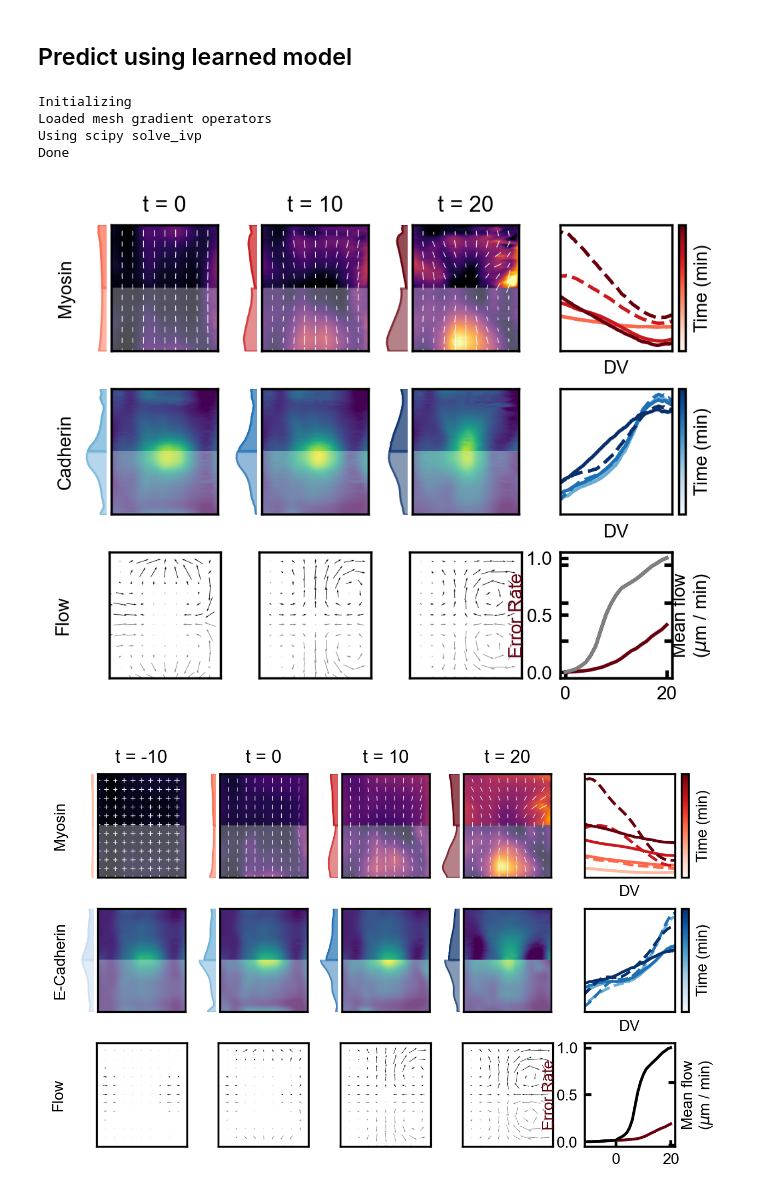
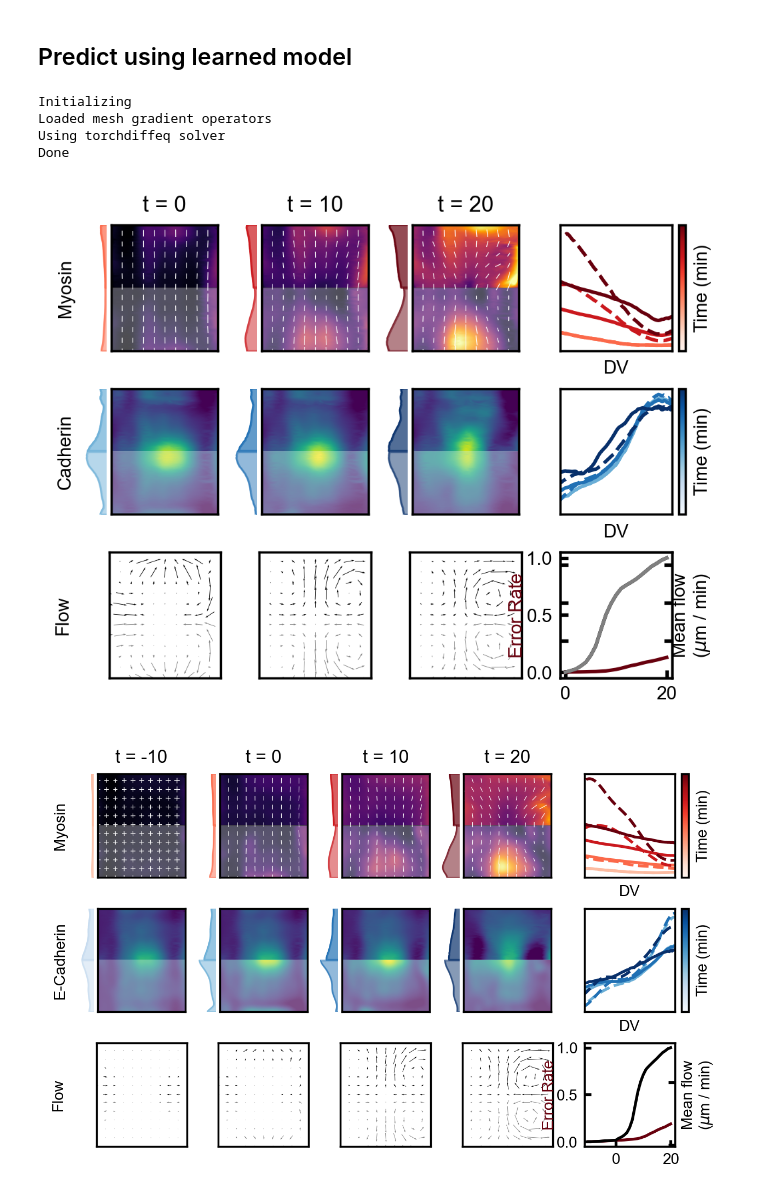
Before and after one commit to jcolen/drosophila_morphogenesis, a Jupyter notebook: LearnMeshModel.ipynb, the cells around one changed output. Saved outputs shown, nothing was run; the diff lists cells and outputs as text; code cells hidden in the pictures.

Commit message:
Mesh closed loop now compatible with torchdiffeq

```diff
--- a/LearnMeshModel.ipynb
+++ b/LearnMeshModel.ipynb
@@ -100,12 +210,32 @@ D_t m_ij = 0.072 Static_DV Tr(m_ij) + -0.089 c Static_DV Tr(m_ij) + 0.209 c m_ij
 # %% [markdown]
 ## Predict using learned model
 # %%
+import torch
 from scipy.interpolate import interp1d
 
 from utils.geometry.closed_loop import ClosedLoopMesh
 from utils.geometry.geometry_utils import MeshInterpolator, TangentSpaceTransformer
 from utils.geometry.transforms import LeftRightSymmetrize
 from utils.forecasting.plot_utils import *
+
+class FittedModel(ClosedLoopMesh):
+    def rhs(self, m, s, v, E, O):
+        trE = self.einsum_('kkv->v', E)
+        trm = self.einsum_('kkv->v', m)
+
+        rhs = -(0.014 - 0.032 * s) * m
+        #rhs += (0.004 - 0.009 * s) * m * trm
+        rhs += (0.802 - 0.749 * s) * m * trm * trm
+        rhs -= (0.863 - 0.954 * s) * m * trE
+        rhs += (0.047 - 0.034 * s) * self.gamma_dv_ * trm
+
+        #2D model
+        #rhs = -(0.066 - 0.061 * s) * m
+        #rhs += (0.489 + 0.318 * s) * m * self.einsum_('kkv->v', E)
+        #rhs += (0.564 - 0.393 * s) * m * trm
+        #rhs += (0.047 - 0.037 * s) * self.gamma_dv_ * trm
+
+        return rhs
 
 mesh_int = MeshInterpolator().fit(None)
 tangent  = TangentSpaceTransformer().fit(None)
@@ -130,57 +260,53 @@ for i in tqdm(range(len(t0))):
     v0.append(tangent.inverse_transform(lrsym.transform(V0[i])))
     s0.append(lrsym.transform(S0[i]))
 
-class FittedModel(ClosedLoopMesh):
-    def rhs(self, m, s, v, E):
-        E_a = self.active.transform(E, m)
-        E_p = E - E_a
-        trm = self.einsum_('kkv->v', m)
-        smean = s.mean(axis=-1, keepdims=True)
-
-        #rhs = -(0.066 - 0.061 * s) * m
-        rhs = -(0.066 - 0.061 * smean) * m
-        rhs += (0.489 + 0.318 * s) * m * self.einsum_('kkv->v', E)
-        #rhs += (0.564 - 0.393 * s) * m * trm
-        rhs += (0.564 - 0.493 * s) * m * trm
-        #rhs += 0.01 * s * self.gamma_dv_ * trm
-        rhs += (0.047 - 0.037 * s) * self.gamma_dv_ * trm
-
-        return rhs
-
 #Using a flow field interpolator in the loop instead of a neural network
-v_int = interp1d(t0, v0, axis=0, fill_value='extrapolate')
-v_model = lambda t, y: v_int(t)
+vs0 = np.concatenate([
+    np.stack(s0)[:, None],
+    np.stack(v0),
+], axis=1)
+vs_int = interp1d(t0, vs0, axis=0, fill_value='extrapolate')
+v_model = lambda t, y: vs_int(t)
+#v_int = interp1d(t0, v0, axis=0, fill_value='extrapolate')
+#v_model = lambda t, y: v_int(t)
 
 y0 = np.concatenate([
     m0[0].reshape([4, 1797]),
     s0[0].reshape([1, 1797])
 ])
+device = torch.device('cuda:0')
+y0 = torch.from_numpy(y0).to(device)
+t = torch.DoubleTensor(t0).to(device)
+v_model = lambda t, y: torch.from_numpy(vs_int(t.cpu().numpy())).to(y.device)
+
 
 model = FittedModel(v_model=v_model, sigma=.5)
-m, s, v = model.integrate(y0, t0)
+model.to(device)
+m, s, v = model.integrate(y0, t)
+v = v[:, 1:]
 print('Done')
 
 M, S, V = [], [], []
 M0, S0, V0 = [], [], []
 for i in tqdm(range(len(t0))):
     M.append(mesh_int.inverse_transform(m[i]))
     S.append(mesh_int.inverse_transform(s[i]))
     V.append(mesh_int.inverse_transform(v[i]))
     M0.append(mesh_int.inverse_transform(m0[i]))
     S0.append(mesh_int.inverse_transform(s0[i]))
     V0.append(mesh_int.inverse_transform(v0[i]))
 
 comparison_plot(t0,
                 ('Myosin', np.stack(M), np.stack(M0)),
                 ('Cadherin', np.stack(S), np.stack(S0)),
                 ('Flow', np.stack(V), np.stack(V0)),
                 dt=10)
 # %% [output]
 Initializing
 Loaded mesh gradient operators
-Using scipy solve_ivp
+Using torchdiffeq solver
 Done
-[figure, old version]
+[figure, new version]
 # %%
 from utils.forecasting.plot_utils import *
 comparison_plot(t0,
```
Also changed, not shown: parts of 2 cells of this notebook, 9 other files.
